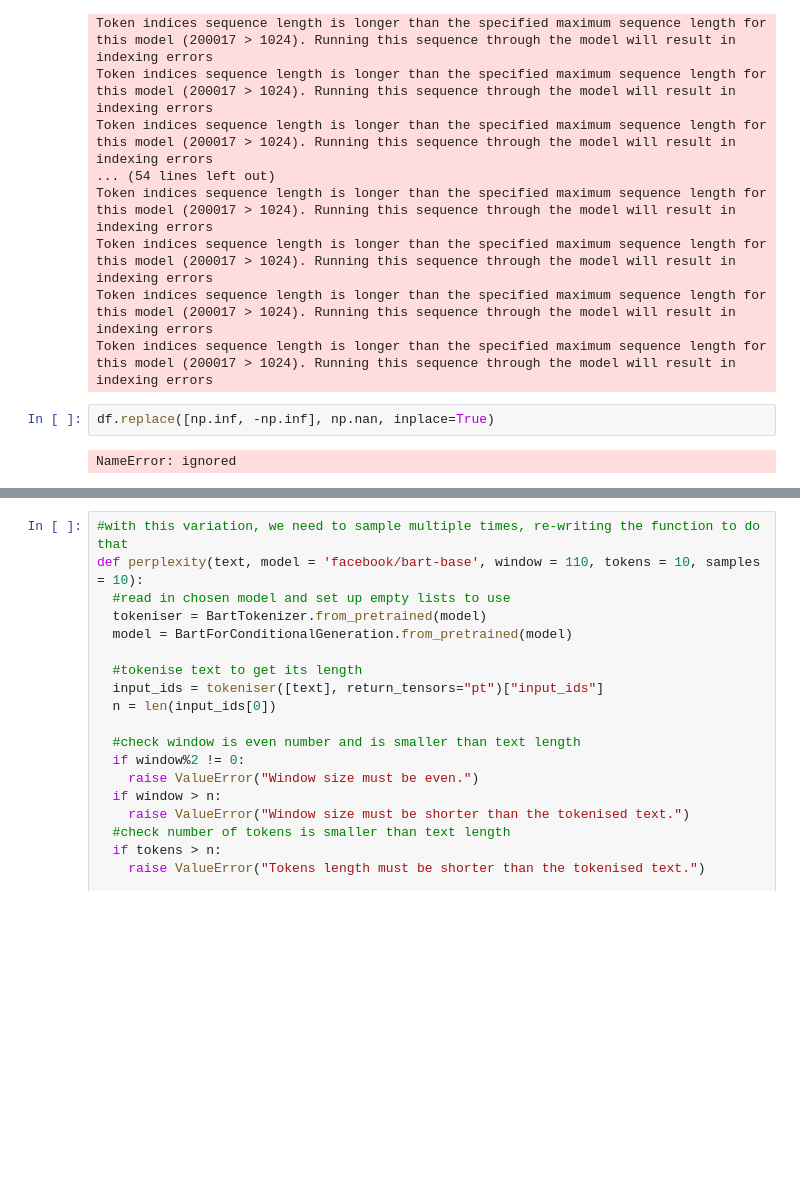
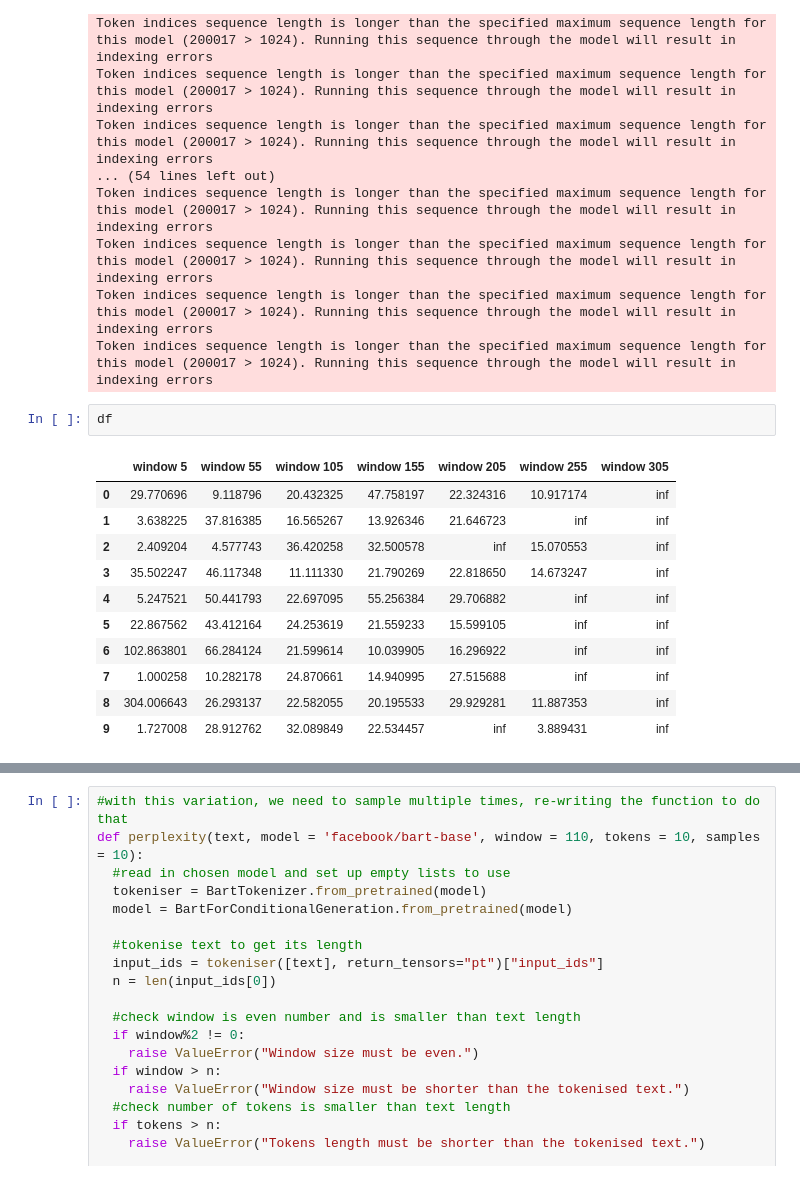
Before and after one commit to aecoaker/FTA-Summary, a Jupyter notebook: Exploring_BART_Models.ipynb, the cells around one changed output, grey strips where cells are left out. Drawn from its saved outputs; the diff is of its cells as text; blank space fills up the shorter version.

```diff
--- a/Exploring_BART_Models.ipynb
+++ b/Exploring_BART_Models.ipynb
@@ -394,10 +394,20 @@ Token indices sequence length is longer than the specified maximum sequence leng
 Token indices sequence length is longer than the specified maximum sequence length for this model (200017 > 1024). Running this sequence through the model will result in indexing errors
 Token indices sequence length is longer than the specified maximum sequence length for this model (200017 > 1024). Running this sequence through the model will result in indexing errors
 Token indices sequence length is longer than the specified maximum sequence length for this model (200017 > 1024). Running this sequence through the model will result in indexing errors
-# %%
-df.replace([np.inf, -np.inf], np.nan, inplace=True)
-# %% [output]
-NameError: ignored
+# %%
+df
+# %% [output]
+|  | window 5 | window 55 | window 105 | window 155 | window 205 | window 255 | window 305 |
+| 0 | 29.770696 | 9.118796 | 20.432325 | 47.758197 | 22.324316 | 10.917174 | inf |
+| 1 | 3.638225 | 37.816385 | 16.565267 | 13.926346 | 21.646723 | inf | inf |
+| 2 | 2.409204 | 4.577743 | 36.420258 | 32.500578 | inf | 15.070553 | inf |
+| 3 | 35.502247 | 46.117348 | 11.111330 | 21.790269 | 22.818650 | 14.673247 | inf |
+| 4 | 5.247521 | 50.441793 | 22.697095 | 55.256384 | 29.706882 | inf | inf |
+| 5 | 22.867562 | 43.412164 | 24.253619 | 21.559233 | 15.599105 | inf | inf |
+| 6 | 102.863801 | 66.284124 | 21.599614 | 10.039905 | 16.296922 | inf | inf |
+| 7 | 1.000258 | 10.282178 | 24.870661 | 14.940995 | 27.515688 | inf | inf |
+| 8 | 304.006643 | 26.293137 | 22.582055 | 20.195533 | 29.929281 | 11.887353 | inf |
+| 9 | 1.727008 | 28.912762 | 32.089849 | 22.534457 | inf | 3.889431 | inf |
 # %%
 fig = plt.figure(figsize = (10, 7))
 ax = fig.add_axes([0, 0, 1, 1])
```
Also changed, not shown: parts of 1 cell of this notebook.
